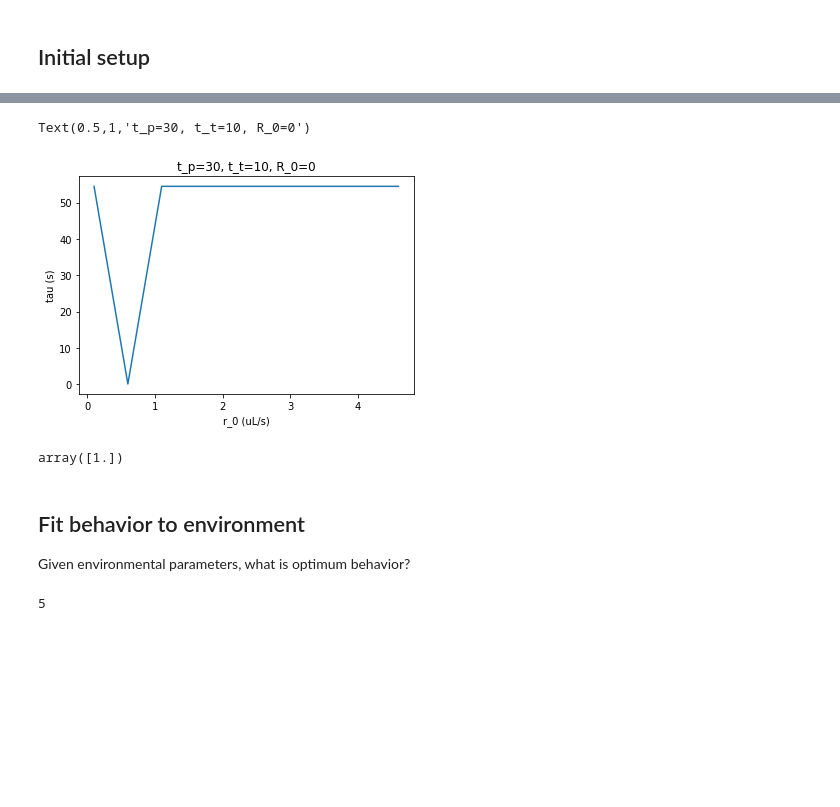
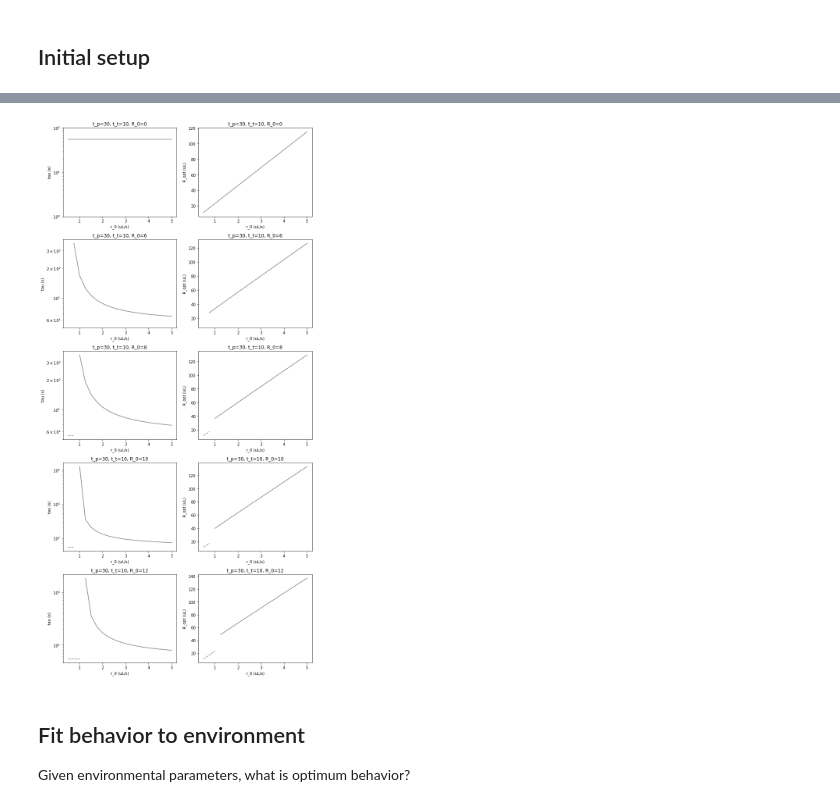
Before and after one commit to jbwebb8/foraging-analysis, a Jupyter notebook: notebooks/mvt.ipynb, the cells around one changed output, grey strips where cells are left out. Drawn from its saved outputs; the diff is of its cells as text; code cells hidden in the pictures; blank space fills up the shorter version.

Commit message:
updated plots for variables

```diff
--- a/notebooks/mvt.ipynb
+++ b/notebooks/mvt.ipynb
@@ -24,9 +92,17 @@ t_p = 30
 t_t = 10
 
 # Environment parameters (varied)
-R_0 = np.array([0.0])
-r_0 = np.arange(10, 501, 50)/100
+# Remember, R_0 / r_0 must be ≥ t_t, otherwise R_0 will default to zero!
+R_0 = np.array([0.0, 6.0, 8.0, 10.0, 12.0])
+r_0 = np.arange(50, 501, 25)/100
+
+# Solve for tau, optimum cumulative reward
 tau = np.zeros([R_0.shape[0], r_0.shape[0]])
-r_opt = np.zeros([R_0.shape[0], r_0.shape[0]])
+R_opt = np.zeros([R_0.shape[0], r_0.shape[0]])
+is_solvable = np.ones([R_0.shape[0], r_0.shape[0]], dtype=np.bool)
 for i, R_0_ in enumerate(R_0):
-    tau[i, :], r_opt[i, :] = get_optimal_values(t_p=t_p, t_t=t_t, R_0=R_0_, r_0=r_0)
+    tau[i, :], R_opt[i, :], is_solvable[i, :] = get_optimal_values(t_p=t_p,
+                                                                   t_t=t_t,
+                                                                   R_0=R_0_,
+                                                                   r_0=r_0,
+                                                                   return_solvable=True)
@@ -33,12 +117,0 @@ for i, R_0_ in enumerate(R_0):
-# %%
-plt.plot(r_0, tau[0, :])
-plt.xlabel('r_0 (uL/s)')
-plt.ylabel('tau (s)')
-plt.title('t_p=%d, t_t=%d, R_0=%d' % (t_p, t_t, R_0[0]))
-# %% [output]
-Text(0.5,1,'t_p=30, t_t=10, R_0=0')
-[figure, removed]
-# %%
-r_0
-# %% [output]
-array([1.])
@@ -47,3 +118,24 @@ array([1.])
+# %%
+fig, ax = plt.subplots(tau.shape[0], 2, figsize=(10, 4*tau.shape[0]))
+
+for i in range(tau.shape[0]):
+    ax[i, 0].plot(r_0[is_solvable[i]], tau[i, is_solvable[i]], linestyle='-', color='gray')
+    ax[i, 0].plot(r_0[np.invert(is_solvable[i])], tau[i, np.invert(is_solvable[i])], linestyle='--', color='gray')
+    ax[i, 0].set_xlabel('r_0 (uL/s)')
+    ax[i, 0].set_ylabel('tau (s)')
+    ax[i, 0].set_title('t_p=%d, t_t=%d, R_0=%d' % (t_p, t_t, R_0[i]))
+    ax[i, 0].set_yscale('log')
+
+    ax[i, 1].plot(r_0[is_solvable[i]], R_opt[i, is_solvable[i]], linestyle='-', color='gray')
+    ax[i, 1].plot(r_0[np.invert(is_solvable[i])], R_opt[i, np.invert(is_solvable[i])], linestyle='--', color='gray')
+    ax[i, 1].set_xlabel('r_0 (uL/s)')
+    ax[i, 1].set_ylabel('R_opt (uL)')
+    ax[i, 1].set_title('t_p=%d, t_t=%d, R_0=%d' % (t_p, t_t, R_0[i]))
+
+ax[0, 0].set_ylim([1.0, 100.0])
+plt.tight_layout()
+# %% [output]
+[figure, added]
 # %% [markdown]
 ## Fit behavior to environment
 Given environmental parameters, what is optimum behavior?
@@ -52,4 +141,0 @@ Given environmental parameters, what is optimum behavior?
-# %%
-max([0.0, 1.0, 5])
-# %% [output]
-5
```
Also changed, not shown: parts of 13 cells of this notebook.
